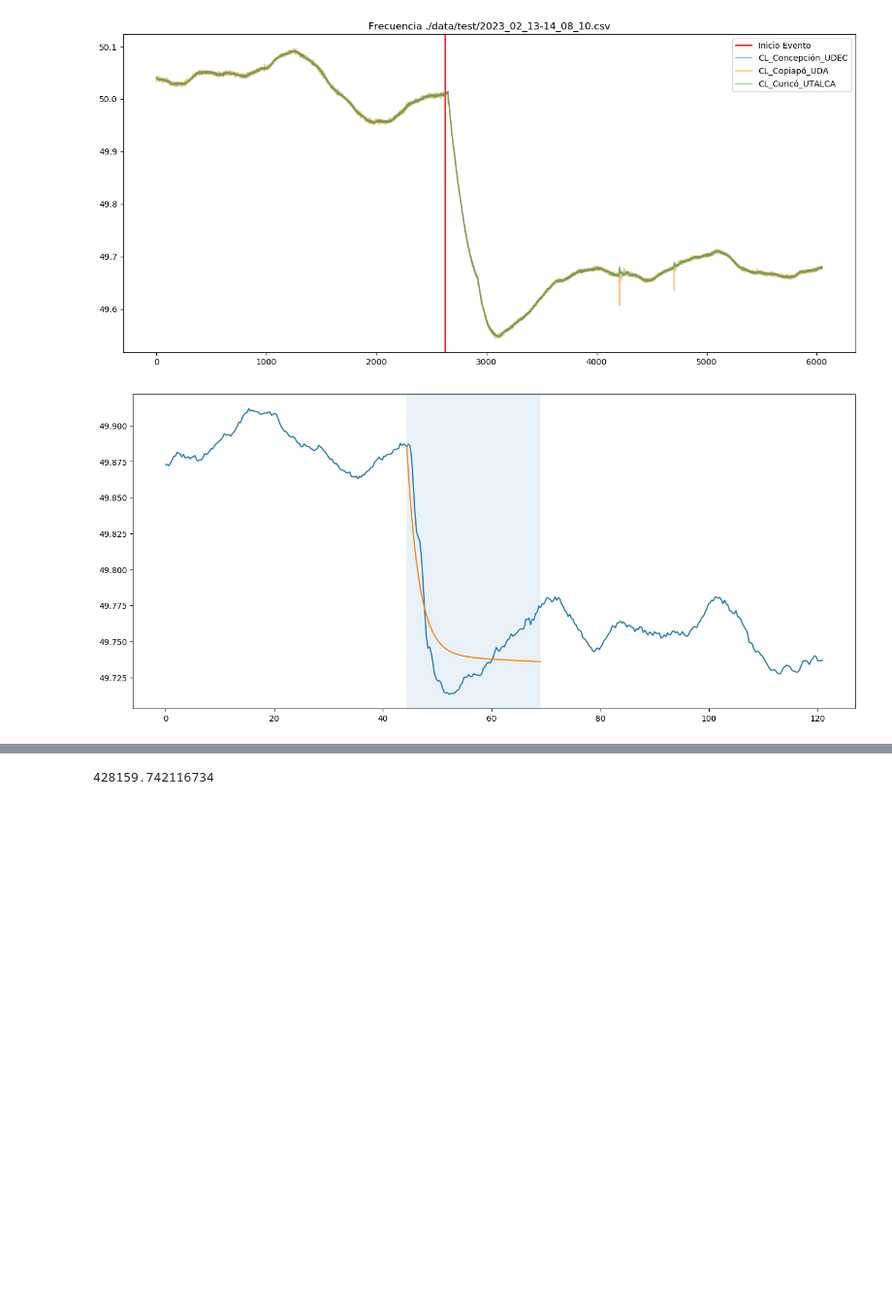
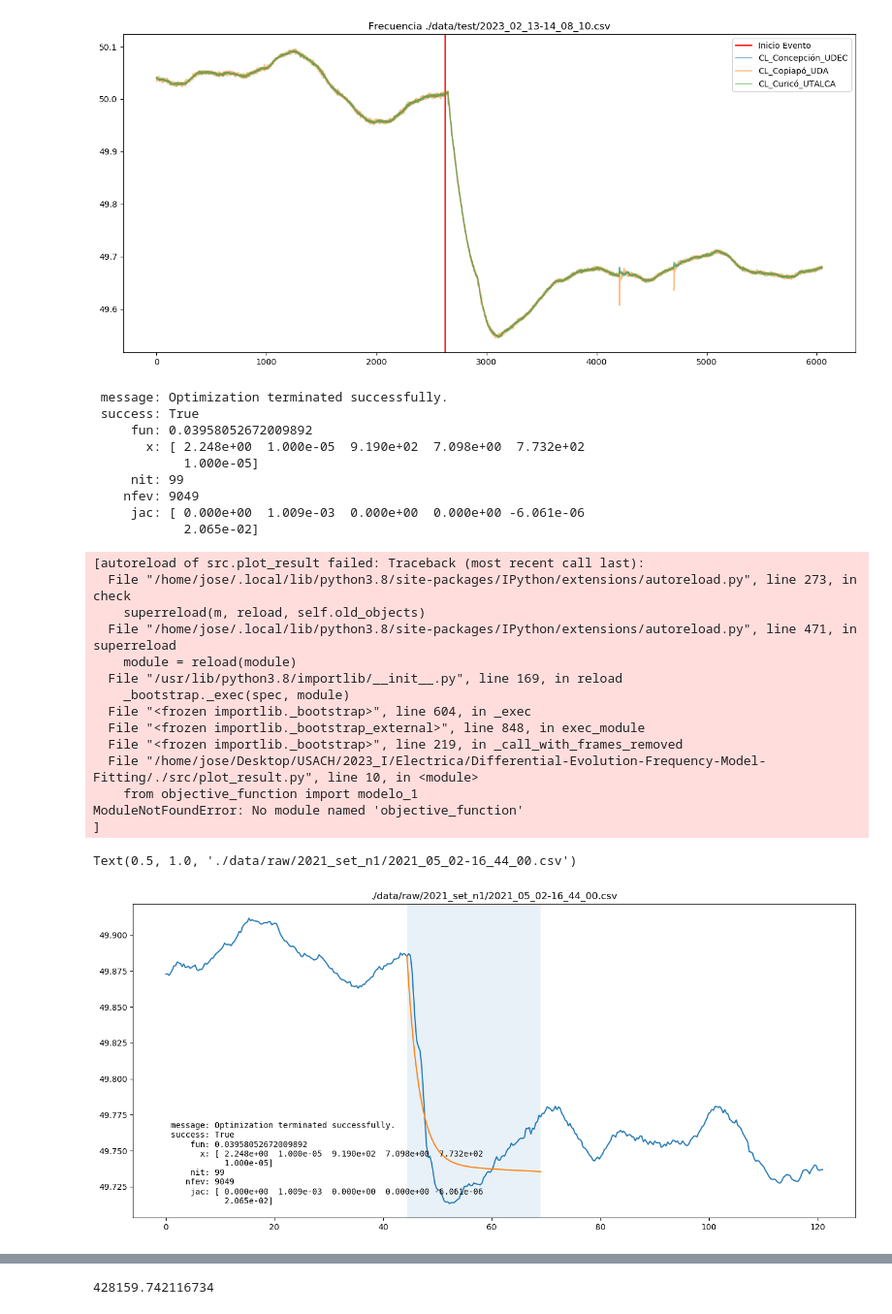
Before and after one commit to JoFeG/Differential-Evolution-Frequency-Model-Fitting, a Jupyter notebook: Example.ipynb, the cells around one changed output, grey strips where cells are left out. Shown at 97% size. Cells and saved outputs as stored; diff of their text form; code cells hidden in the pictures; blank space fills up the shorter version.

```diff
--- a/Example.ipynb
+++ b/Example.ipynb
@@ -24,9 +27,8 @@ fig = plot_raw(input_path)
 from src.sampler import sampler
 from scipy.optimize import differential_evolution
 from src.objective_function import objective_function
-from src.plot_result import plot_result
 
-input_path = "./data/raw/2021 set n1/2021_05_02-16_44_00.csv"
+input_path = "./data/raw/2021_set_n1/2021_05_02-16_44_00.csv"
 
 model = 1
 Ts = 0.3
@@ -40,6 +42,36 @@ bounds = [(0.00001, 1000) for i in range(6)]
 arguments = (model, Ts, P0, event_freq)
 result = differential_evolution(objective_function, bounds, args=(arguments,))
 
-fig = plot_result(df, arguments, result.x)
+result
 # %% [output]
-[figure, removed]
+ message: Optimization terminated successfully.
+ success: True
+     fun: 0.03958052672009892
+       x: [ 2.248e+00  1.000e-05  9.190e+02  7.098e+00  7.732e+02
+            1.000e-05]
+     nit: 99
+    nfev: 9049
+     jac: [ 0.000e+00  1.009e-03  0.000e+00  0.000e+00 -6.061e-06
+            2.065e-02]
+# %%
+from src.plot_result import plot_result
+fig = plot_result(df, arguments, result.x)
+plt.text(0, min(event_freq), repr(result), fontsize=10, fontfamily='monospace' )
+plt.title(input_path)
+# %% [output]
+[autoreload of src.plot_result failed: Traceback (most recent call last):
+  File "/home/jose/.local/lib/python3.8/site-packages/IPython/extensions/autoreload.py", line 273, in check
+    superreload(m, reload, self.old_objects)
+  File "/home/jose/.local/lib/python3.8/site-packages/IPython/extensions/autoreload.py", line 471, in superreload
+    module = reload(module)
+  File "/usr/lib/python3.8/importlib/__init__.py", line 169, in reload
+    _bootstrap._exec(spec, module)
+  File "<frozen importlib._bootstrap>", line 604, in _exec
+  File "<frozen importlib._bootstrap_external>", line 848, in exec_module
+  File "<frozen importlib._bootstrap>", line 219, in _call_with_frames_removed
+  File "/home/jose/Desktop/USACH/2023_I/Electrica/Differential-Evolution-Frequency-Model-Fitting/./src/plot_result.py", line 10, in <module>
+    from objective_function import modelo_1
+ModuleNotFoundError: No module named 'objective_function'
+]
+Text(0.5, 1.0, './data/raw/2021_set_n1/2021_05_02-16_44_00.csv')
+[figure, added]
```
Also changed, not shown: parts of 3 cells of this notebook, 4 other files.
